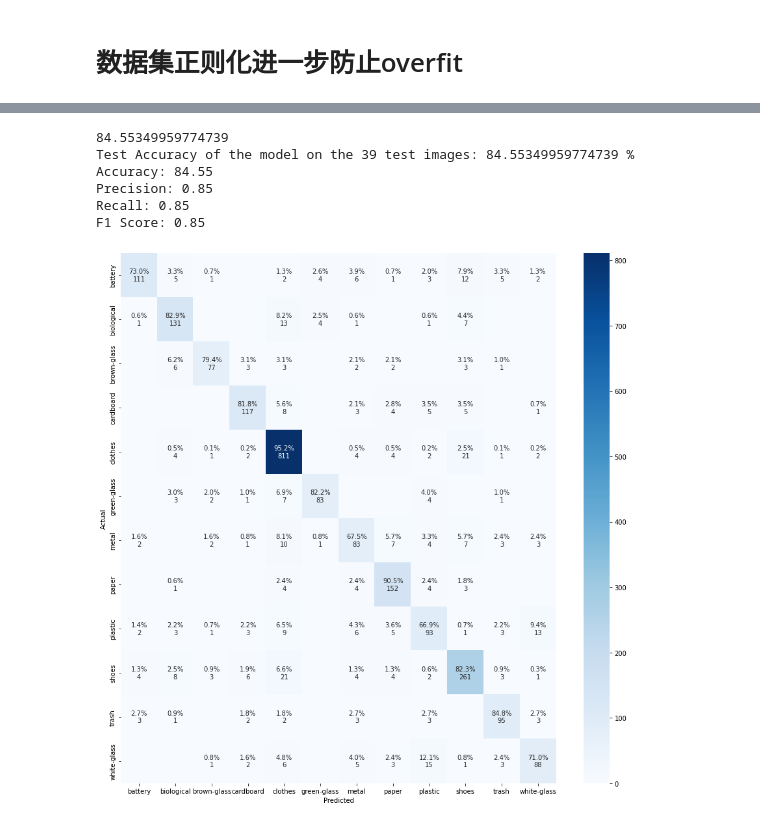
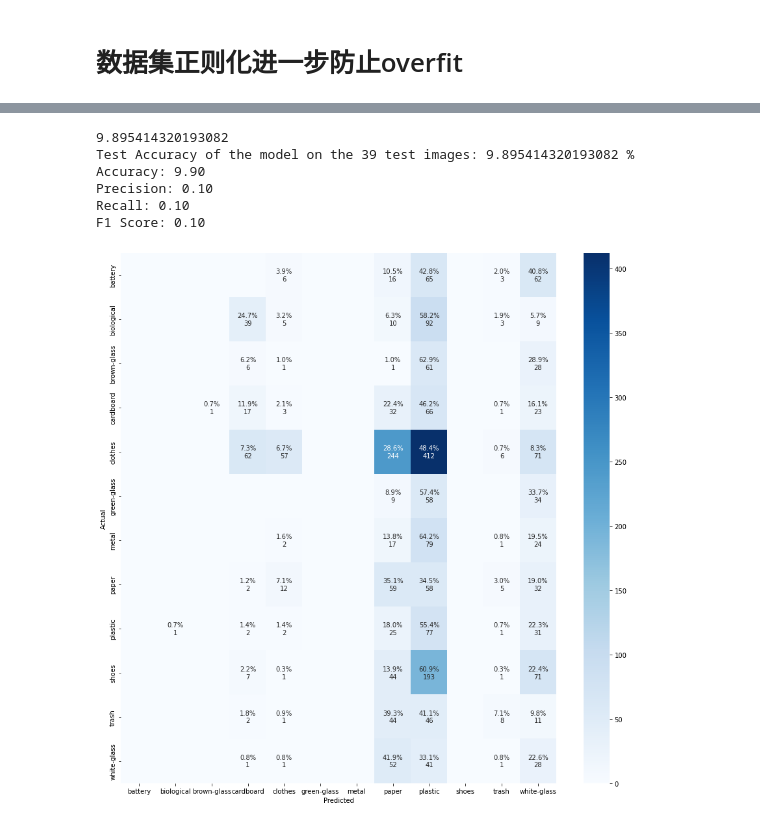
Before and after one commit to KMFtcy/CIE6004_assignment1, a Jupyter notebook: main.ipynb, the cells around one changed output, grey strips where cells are left out. Cells and saved outputs as stored; diff of their text form; code cells hidden in the pictures.

```diff
--- a/main.ipynb
+++ b/main.ipynb
@@ -1053,18 +1060,18 @@ plt.show()
 # %%
 # valid the new model
-accuracy,precision,recall,f1, confusion_mtx,loss = valid(valid_loader, model_update_3)
+accuracy,precision,recall,f1, confusion_mtx,loss = valid(valid_loader, model_update_2)
 print("Test Accuracy of the model on the {} test images: {} %".format(len(valid_loader), accuracy))
 # 打印结果
 print("Accuracy: {:.2f}".format(accuracy))
 print("Precision: {:.2f}".format(precision))
 print("Recall: {:.2f}".format(recall))
 print("F1 Score: {:.2f}".format(f1))
 vis(confusion_mtx, list(categories.keys()))
 # %% [output]
-84.55349959774739
-Test Accuracy of the model on the 39 test images: 84.55349959774739 %
-Accuracy: 84.55
-Precision: 0.85
-Recall: 0.85
-F1 Score: 0.85
+9.895414320193082
+Test Accuracy of the model on the 39 test images: 9.895414320193082 %
+Accuracy: 9.90
+Precision: 0.10
+Recall: 0.10
+F1 Score: 0.10
-[figure, old version]
+[figure, new version]
```
Also changed, not shown: parts of 5 cells of this notebook.
